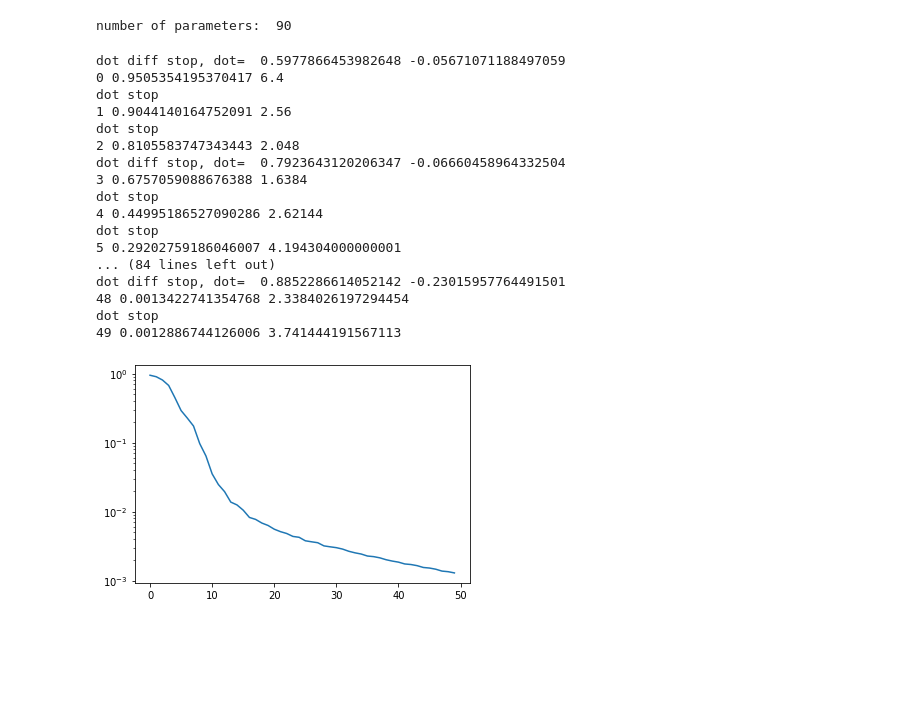
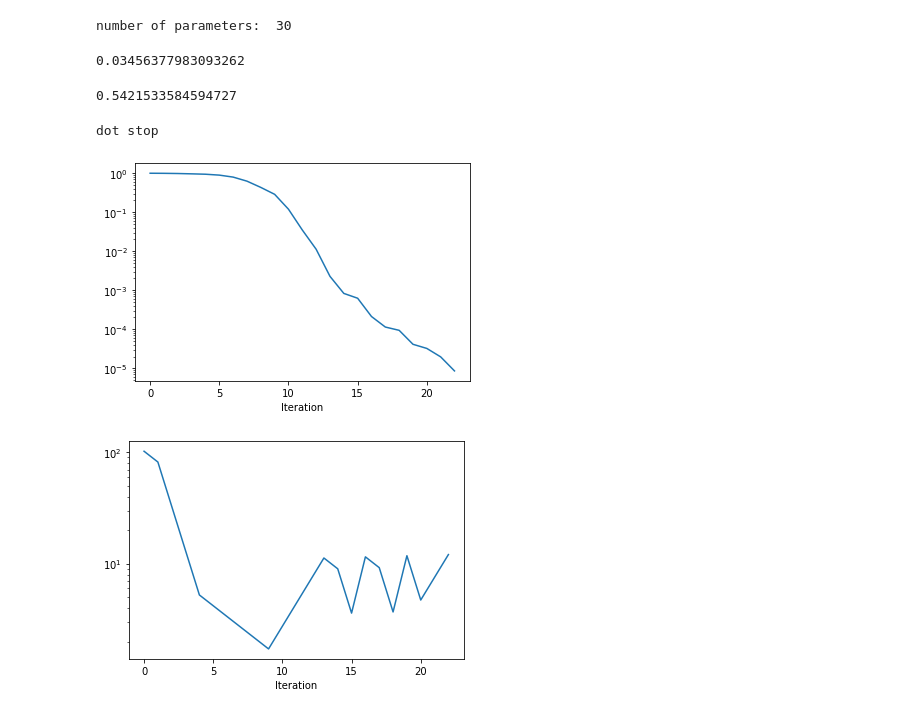
Before and after one commit to Zhelun-Li/GradientStudies, a Jupyter notebook: DIAG_unitaryCompiling.ipynb, the cells around one changed output. Saved outputs shown, nothing was run; the diff lists cells and outputs as text; code cells hidden in the pictures; blank space fills up the shorter version.

```diff
--- a/DIAG_unitaryCompiling.ipynb
+++ b/DIAG_unitaryCompiling.ipynb
@@ -21,8 +21,11 @@ from IPython.display import clear_output
 from scipy.special import rel_entr
 import pickle
 # %%
-# A function that evaluates the bitstring, all 0 bitstring gets mapped to 0
+
 def countZero(x):
+    '''
+    A function that evaluates the bitstring, all 0 bitstring gets mapped to 0
+    '''
     out=f"{bin(x)}".count("1")
     if out==0:
         return 0
@@ -113,13 +116,14 @@ def callback_graph(x,name='loss'):
     plt.plot(range(len(x)), x)
     plt.show()
 # %%
-n_qubits=3
+n_qubits=5
 dims=2**n_qubits
-n_layers=10
+n_layers=2
 n_params=n_qubits*n_layers*3
 #shots = 1000
 #sampler = Sampler(options={"shots": shots})
 
+n_train=100
 zeroState = '0'
 for i in range(n_qubits-1):
     zeroState+='0'
@@ -134,7 +138,7 @@ print("number of parameters: ",qc.num_parameters)
 sampler_input = np.array([])
 sampler_weights = algorithm_globals.random.random(sampler.num_weights)
 # %% [output]
-number of parameters:  90
+number of parameters:  30
 # %%
 def getMag(x):
     x2=x**2
@@ -154,6 +158,19 @@ def getDot(sampler,weights,rate):
 
 
     return getCos(grad0,grad1),grad0,newWeights
+# %%
+t1=time.time()
+weights=sampler_weights
+sampler.forward(sampler_input,weights)
+print(time.time()-t1)
+# %% [output]
+0.03456377983093262
+# %%
+t1=time.time()
+sampler.backward(sampler_input,weights)
+print(time.time()-t1)
+# %% [output]
+0.5421533584594727
 # %%
 def iteration(sampler,input_weights,steps=15,ini_rate=1e-1):
     dot_list=[]
@@ -164,7 +181,7 @@ def iteration(sampler,input_weights,steps=15,ini_rate=1e-1):
     output_weights=input_weights
     output_rate=ini_rate
     rate=ini_rate
-    for i in range(15):
+    for i in range(steps):
         dot,grad,weights=getDot(sampler,weights,rate)
         rate=rate*2
 
@@ -175,7 +192,7 @@ def iteration(sampler,input_weights,steps=15,ini_rate=1e-1):
             output_weights=(w_list[-1]+weights)/2
             break
 
-        if i>1 and dot_list[-1]-dot>0.5:
+        if i>1 and dot_list[-1]-dot>0.3:
             print("dot diff stop, dot= ",dot_list[-1],dot)
             if dot>0:
                 output_weights=weights
@@ -185,6 +202,7 @@ def iteration(sampler,input_weights,steps=15,ini_rate=1e-1):
                 output_weights=(w_list[-1]+weights)/2
 
             break
+
 
 
         dot_list.append(dot)
@@ -204,35 +222,33 @@ def iteration(sampler,input_weights,steps=15,ini_rate=1e-1):
 # %%
 weights=sampler_weights
 ini_rate=1e-1
-cost_list=[]
+cost_list_DIAG=[]
 rate_list=[]
-for i in range(50):
+for i in range(n_train):
+    clear_output(wait=True)
     weights,rate=iteration(sampler,weights,steps=20,ini_rate=ini_rate)
     ini_rate=rate/10
     cost=sampler.forward(sampler_input,weights)[0][1]
-    cost_list.append(cost)
+    cost_list_DIAG.append(cost)
     rate_list.append(rate)
+
+    plt.figure(1)
+
+    plt.xlabel('Iteration')
+    plt.plot(range(len(cost_list_DIAG)),cost_list_DIAG)
+    plt.yscale('log')
+    plt.show()
+
+    plt.figure(2)
+    plt.xlabel('Iteration')
+    plt.plot(range(len(rate_list)),rate_list)
+    plt.yscale('log')
+    plt.show()
+
+    if cost<1e-5:
+        break
     print(i, cost,rate)
 # %% [output]
-dot diff stop, dot=  0.5977866453982648 -0.05671071188497059
-0 0.9505354195370417 6.4
 dot stop
-1 0.9044140164752091 2.56
-dot stop
-2 0.8105583747343443 2.048
-dot diff stop, dot=  0.7923643120206347 -0.06660458964332504
-3 0.6757059088676388 1.6384
-dot stop
-4 0.44995186527090286 2.62144
-dot stop
-5 0.29202759186046007 4.194304000000001
-... (84 lines left out)
-dot diff stop, dot=  0.8852286614052142 -0.23015957764491501
-48 0.0013422741354768 2.3384026197294454
-dot stop
-49 0.0012886744126006 3.741444191567113
+[figure, added]
+[figure, added]
-# %%
-plt.plot(range(len(cost_list)),cost_list)
-plt.yscale('log')
-# %% [output]
-[figure, removed]
```
Also changed, not shown: parts of 14 cells of this notebook, 1 other file.
